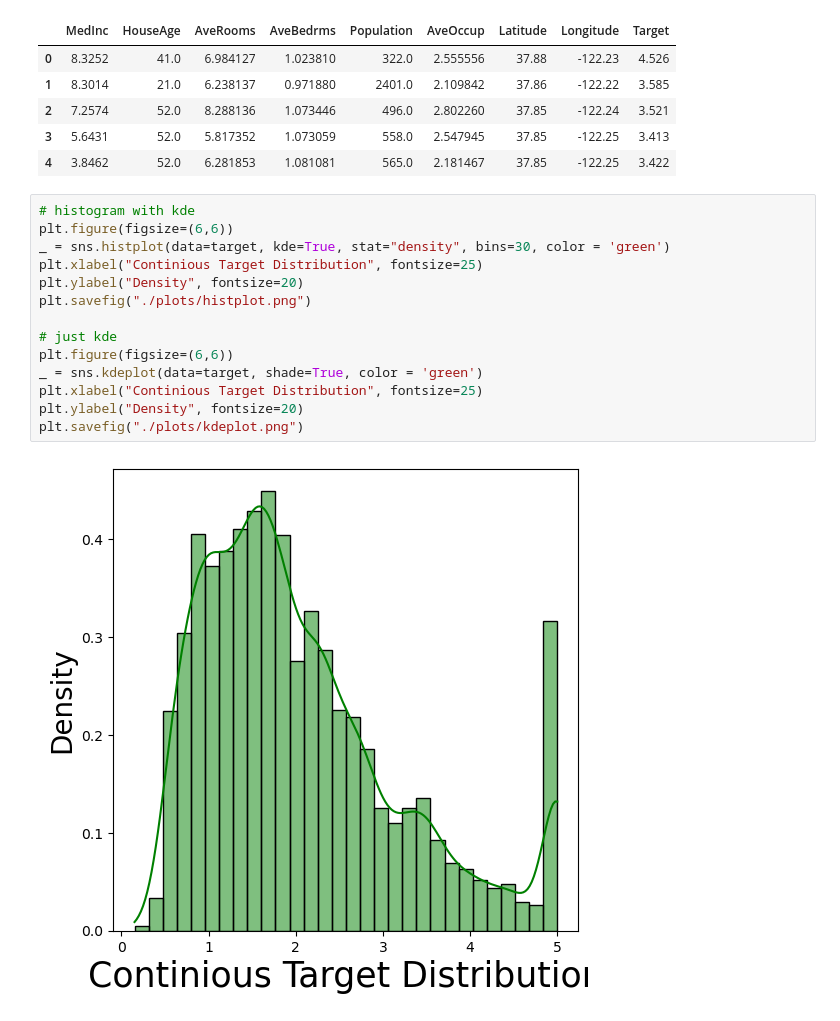
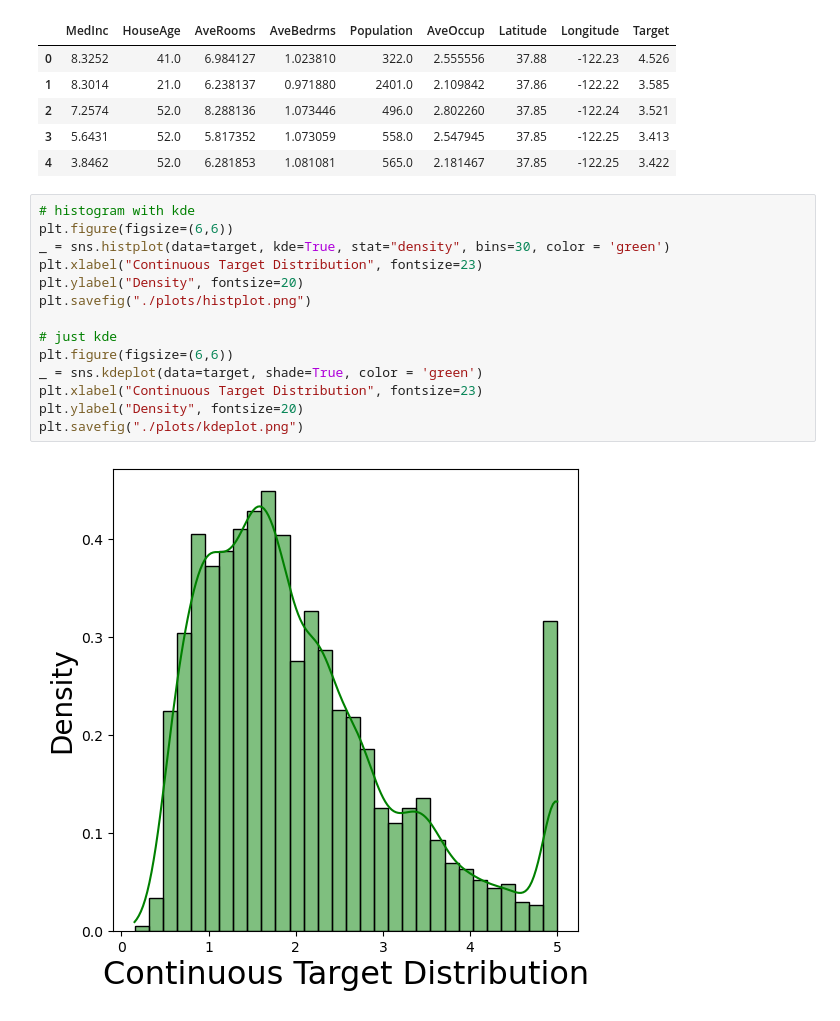
Before and after one commit to annegriddl/slds_stratification, a Jupyter notebook: Simulations/Eperiments1 FirstTry/Stratification.ipynb, the cells around one changed output. Drawn from its saved outputs; the diff is of its cells as text.

```diff
--- a/Simulations/Eperiments1 FirstTry/Stratification.ipynb
+++ b/Simulations/Eperiments1 FirstTry/Stratification.ipynb
@@ -916,16 +916,16 @@ None
 # %%
 # histogram with kde
 plt.figure(figsize=(6,6))
 _ = sns.histplot(data=target, kde=True, stat="density", bins=30, color = 'green')
-plt.xlabel("Continious Target Distribution", fontsize=25)
+plt.xlabel("Continuous Target Distribution", fontsize=23)
 plt.ylabel("Density", fontsize=20)
 plt.savefig("./plots/histplot.png")
 
 # just kde
 plt.figure(figsize=(6,6))
 _ = sns.kdeplot(data=target, shade=True, color = 'green')
-plt.xlabel("Continious Target Distribution", fontsize=25)
+plt.xlabel("Continuous Target Distribution", fontsize=23)
 plt.ylabel("Density", fontsize=20)
 plt.savefig("./plots/kdeplot.png")
 # %% [output]
-[figure, old version]
+[figure, new version]
```
Also changed, not shown: parts of 2 cells of this notebook, 7 other files.
